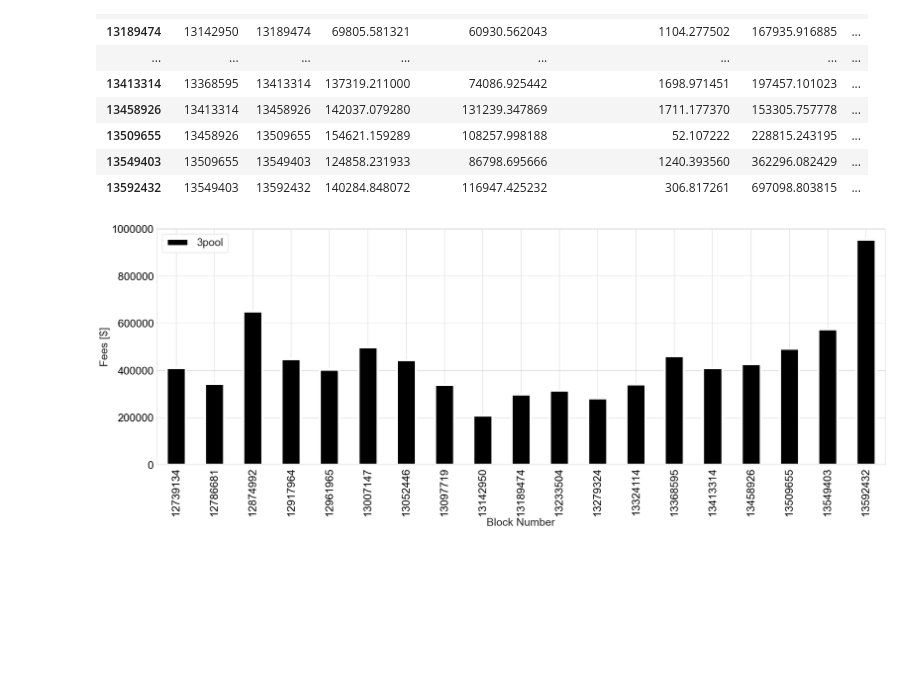
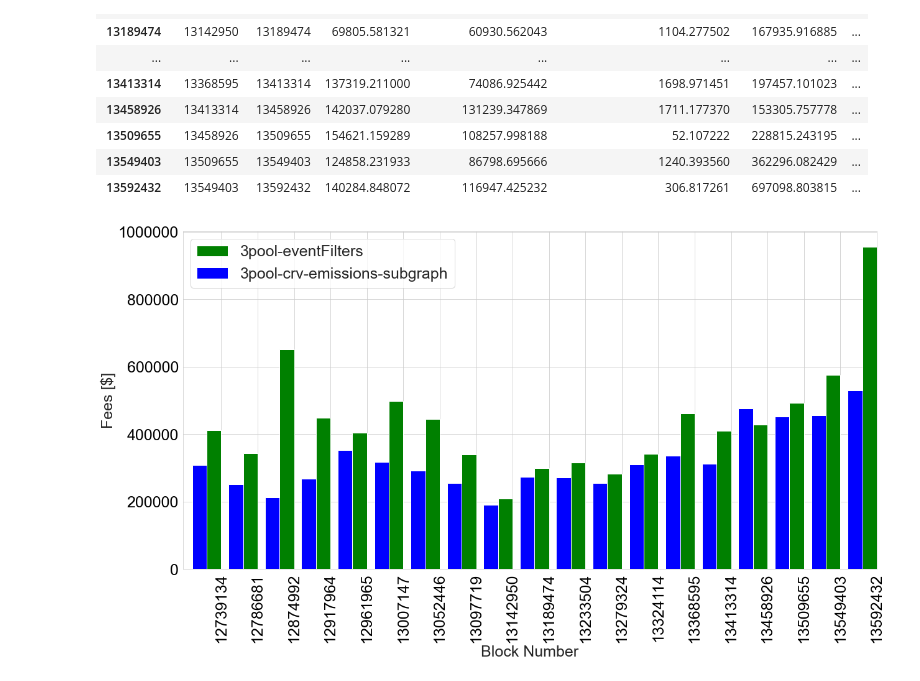
Before and after one commit to bout3fiddy/on-chain-analytics, a Jupyter notebook: notebooks/curve-analysis/curve-pools/swaps/get_fees_from_stableswaps_alchemy.ipynb, the cells around one changed output. Cells and saved outputs as stored; diff of their text form; code cells hidden in the pictures; blank space fills up the shorter version.

Commit message:
crv-emissions subgraph comparison

```diff
--- a/notebooks/curve-analysis/curve-pools/swaps/get_fees_from_stableswaps_alchemy.ipynb
+++ b/notebooks/curve-analysis/curve-pools/swaps/get_fees_from_stableswaps_alchemy.ipynb
@@ -108,0 +134,4 @@ block_ranges = [(12694121, 12739134),
+# %%
+blocks = list([int(i) for i in df_subgraph_pool_data.block.values])
+# %%
+block_ranges = list(zip(blocks, blocks[1:]))
@@ -214,6 +264,7 @@ df_fees['total_fees'] = (
         df_fees.token_exchange
 )
 df_fees.index = df_fees.block_end
+df_fees['subgraph_fees'] = df_subgraph_pool_data[df_subgraph_pool_data.block.isin(df_fees.index)].fees
 df_fees
 # %% [output]
 |  | block_start | block_end | add_liquidity | remove_liquidity_one | remove_liquidity_imbalanced | token_exchange | ... |
@@ -235,22 +286,32 @@ df_fees
 | 13549403 | 13509655 | 13549403 | 124858.231933 | 86798.695666 | 1240.393560 | 362296.082429 | ... |
 | 13592432 | 13549403 | 13592432 | 140284.848072 | 116947.425232 | 306.817261 | 697098.803815 | ... |
 # %%
-fig, ax = plt.subplots(1,1, figsize=(30, 10))
+fig, ax = plt.subplots(1,1, figsize=(20, 10))
 
 df_fees['total_fees'].plot(
-    color='black',
+    color='green',
     kind='bar',
-    lw=5,
-    label='3pool'
+    label='3pool-eventFilters',
+    width=0.4,
+    position=1,
+)
+
+df_fees['subgraph_fees'].plot(
+    kind='bar',
+    ax=ax,
+    color='blue',
+    width=0.4,
+    position=2,
+    label='3pool-crv-emissions-subgraph'
 )
 
 ax.set_ylabel("Fees [$]", fontsize=25)
 ax.set_xlabel("Block Number", fontsize=25)
 ax.tick_params(axis='both', which='major', labelsize=25)
 ax.tick_params(axis='both', which='major', labelsize=25, colors='black')
 ax.tick_params(axis='both', which='major', labelsize=25, colors='black')
 ax.yaxis.get_major_formatter().set_scientific(False)
 ax.yaxis.get_major_formatter().set_useOffset(False)
 ax.legend(fontsize=25);
 # %% [output]
-[figure, old version]
+[figure, new version]
```
Also changed, not shown: parts of 5 cells of this notebook.
